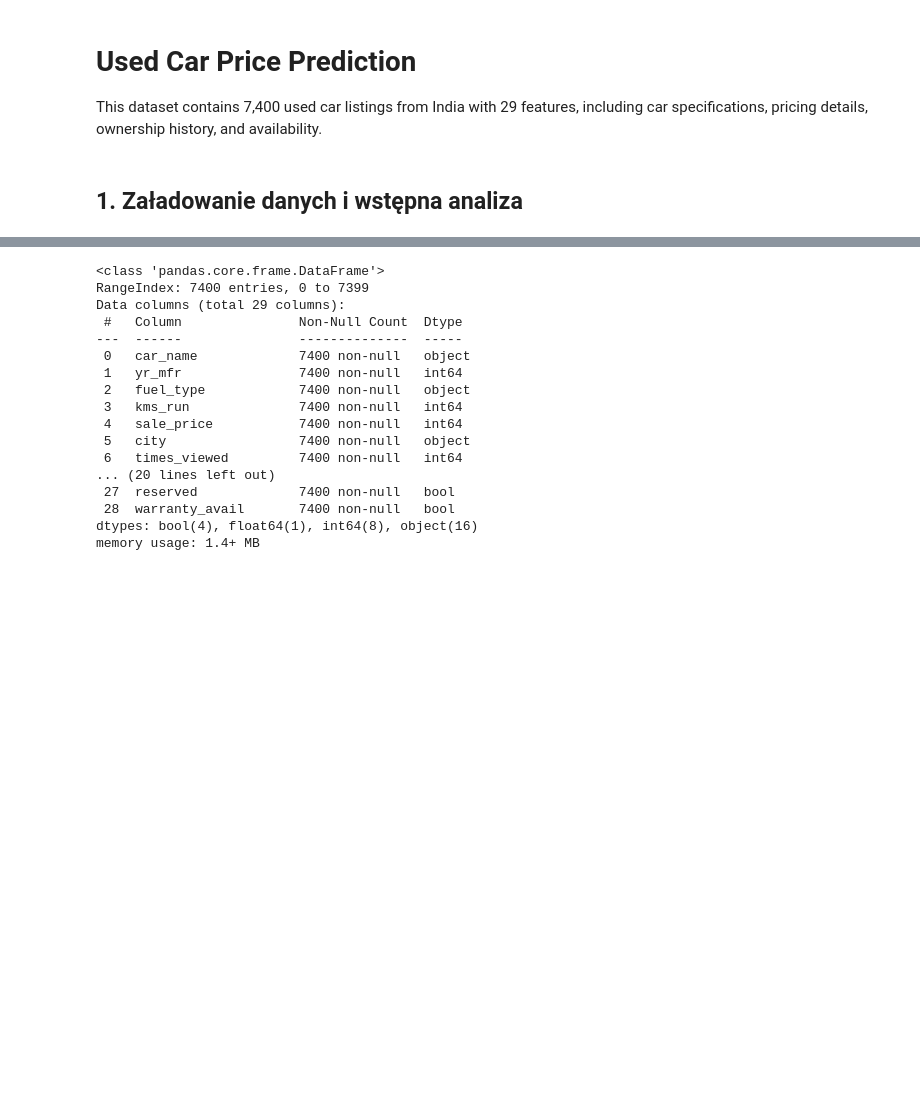
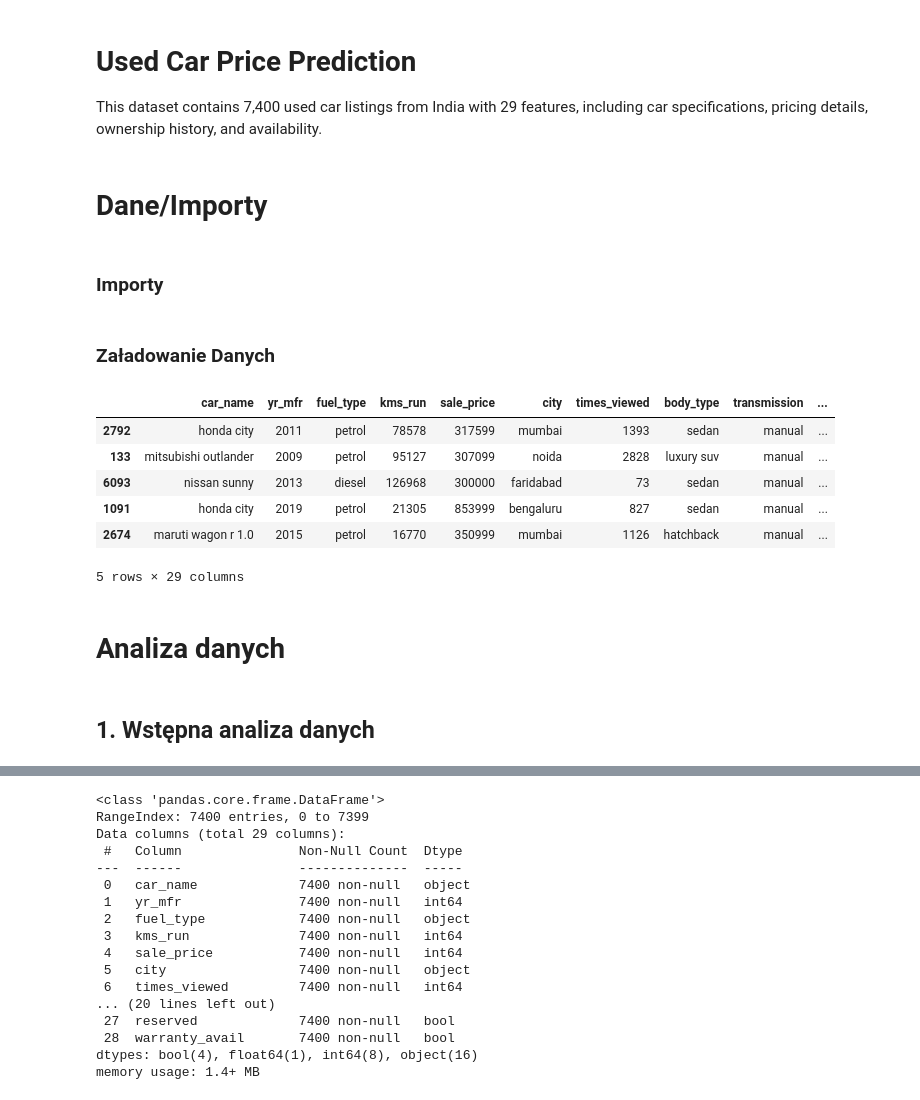
Before and after one commit to milenakoros/GRUPA_1_ASI, a Jupyter notebook: notebooks/01_eda.ipynb, the cells around one changed output, grey strips where cells are left out. Drawn from its saved outputs; the diff is of its cells as text; code cells hidden in the pictures; blank space fills up the shorter version.

Commit message:
Zmiana 01_eda - dodano wstępne czyszczenie danych

```diff
--- a/notebooks/01_eda.ipynb
+++ b/notebooks/01_eda.ipynb
@@ -2,3 +2,7 @@
 # Used Car Price Prediction
 
 This dataset contains 7,400 used car listings from India with 29 features, including car specifications, pricing details, ownership history, and availability.
+# %% [markdown]
+# Dane/Importy
+# %% [markdown]
+### Importy
@@ -5,5 +17,20 @@ This dataset contains 7,400 used car listings from India with 29 features, inclu
+# %% [markdown]
+### Załadowanie Danych
+# %%
+df = pd.read_csv(r'../data/Used_Car_Price_Prediction.csv')
+df.sample(5)
+# %% [output]
+|  | car_name | yr_mfr | fuel_type | kms_run | sale_price | city | times_viewed | body_type | transmission | ... |
+| 2792 | honda city | 2011 | petrol | 78578 | 317599 | mumbai | 1393 | sedan | manual | ... |
+| 133 | mitsubishi outlander | 2009 | petrol | 95127 | 307099 | noida | 2828 | luxury suv | manual | ... |
+| 6093 | nissan sunny | 2013 | diesel | 126968 | 300000 | faridabad | 73 | sedan | manual | ... |
+| 1091 | honda city | 2019 | petrol | 21305 | 853999 | bengaluru | 827 | sedan | manual | ... |
+| 2674 | maruti wagon r 1.0 | 2015 | petrol | 16770 | 350999 | mumbai | 1126 | hatchback | manual | ... |
+5 rows × 29 columns
+# %% [markdown]
+# __Analiza danych__
 # %% [markdown]
-## 1. Załadowanie danych i wstępna analiza
+## 1. Wstępna analiza danych
 # %%
 import pandas as pd
 import seaborn as sns
```
Also changed, not shown: parts of 30 cells of this notebook, 1 other file.
